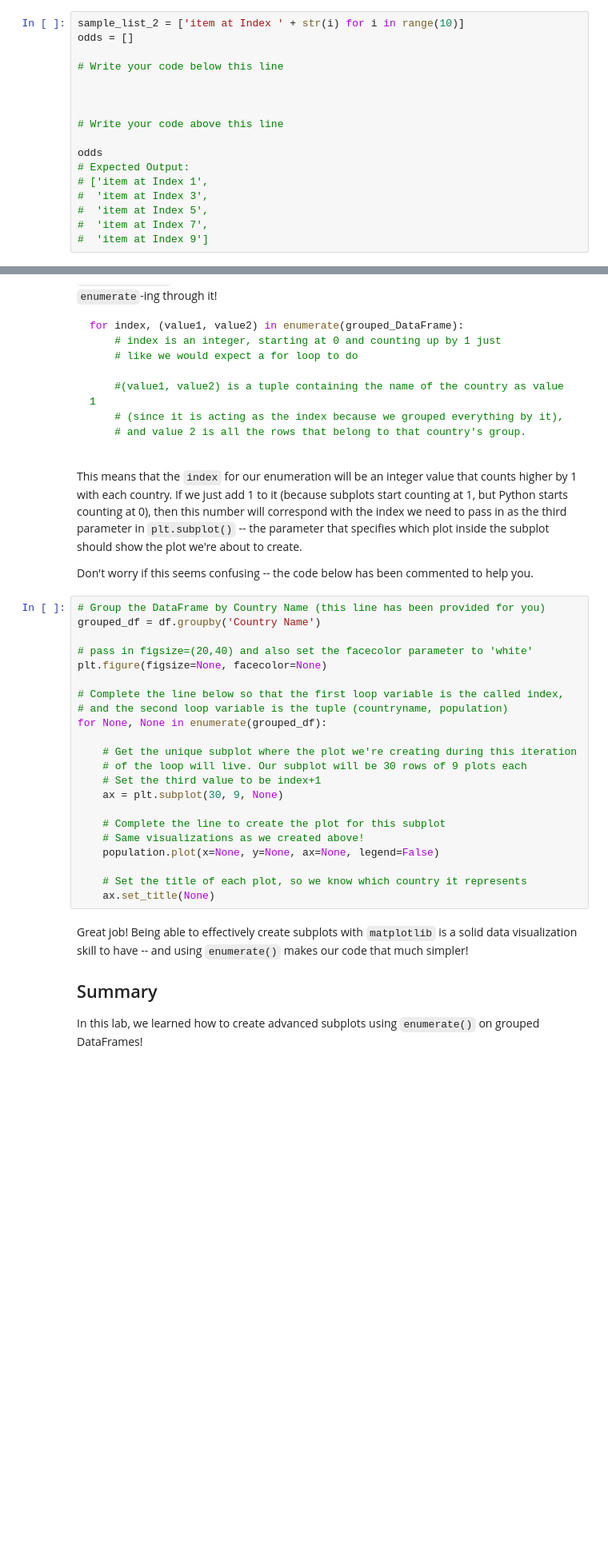
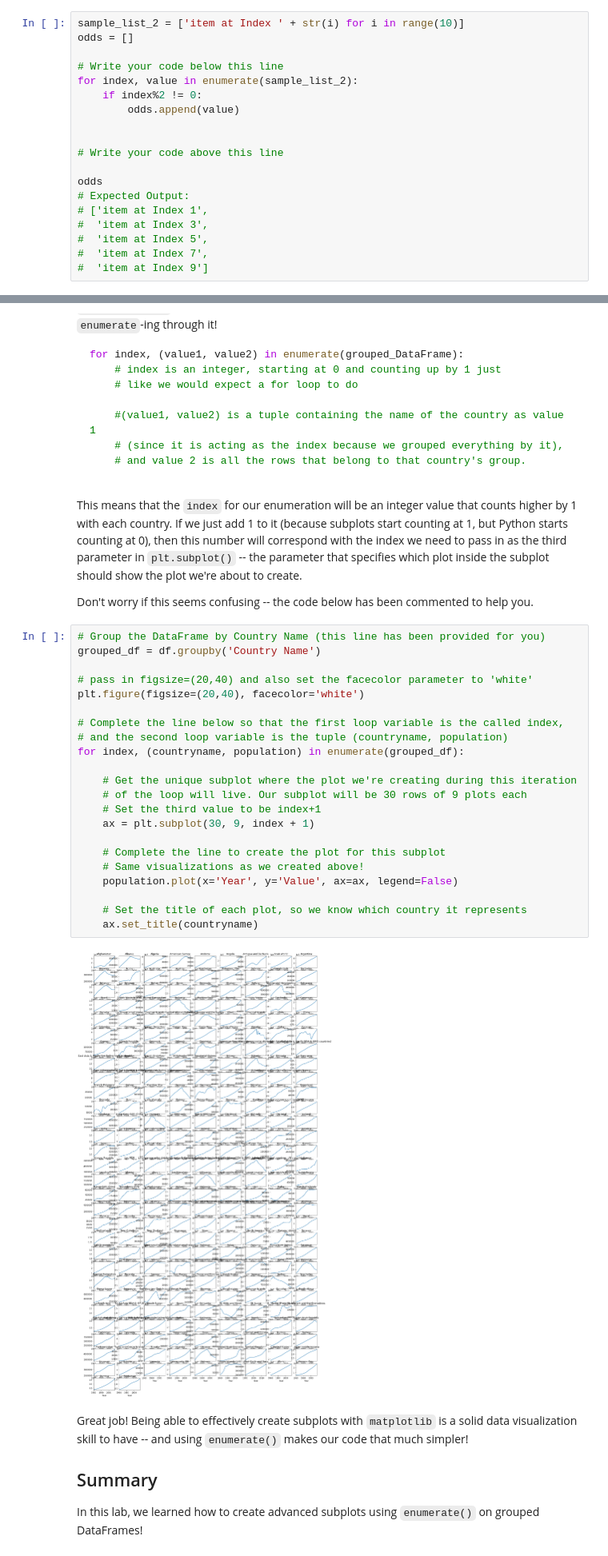
Before and after one commit to andypeng93/dsc-subplots-and-enumeration-lab-onl01-dtsc-pt-012120, a Jupyter notebook: index.ipynb, the cells around one changed output, grey strips where cells are left out. Shown at 80% size. Drawn from its saved outputs; the diff is of its cells as text; blank space fills up the shorter version.

```diff
--- a/index.ipynb
+++ b/index.ipynb
@@ -171,7 +190,9 @@ sample_list_2 = ['item at Index ' + str(i) for i in range(10)]
 odds = []
 
 # Write your code below this line
-
+for index, value in enumerate(sample_list_2):
+    if index%2 != 0:
+        odds.append(value)
 
 
 # Write your code above this line
@@ -211,25 +238,27 @@ Don't worry if this seems confusing -- the code below has been commented to help
 # %%
 # Group the DataFrame by Country Name (this line has been provided for you)
 grouped_df = df.groupby('Country Name')
 
 # pass in figsize=(20,40) and also set the facecolor parameter to 'white'
-plt.figure(figsize=None, facecolor=None)
+plt.figure(figsize=(20,40), facecolor='white')
 
 # Complete the line below so that the first loop variable is the called index,
 # and the second loop variable is the tuple (countryname, population)
-for None, None in enumerate(grouped_df):
+for index, (countryname, population) in enumerate(grouped_df):
 
     # Get the unique subplot where the plot we're creating during this iteration
     # of the loop will live. Our subplot will be 30 rows of 9 plots each
     # Set the third value to be index+1
-    ax = plt.subplot(30, 9, None)
+    ax = plt.subplot(30, 9, index + 1)
 
     # Complete the line to create the plot for this subplot
     # Same visualizations as we created above!
-    population.plot(x=None, y=None, ax=None, legend=False)
+    population.plot(x='Year', y='Value', ax=ax, legend=False)
 
     # Set the title of each plot, so we know which country it represents
-    ax.set_title(None)
+    ax.set_title(countryname)
+# %% [output]
+[figure, added]
 # %% [markdown]
 Great job! Being able to effectively create subplots with `matplotlib` is a solid data visualization skill to have -- and using `enumerate()` makes our code that much simpler!
 
```
Also changed, not shown: parts of 6 cells of this notebook.
